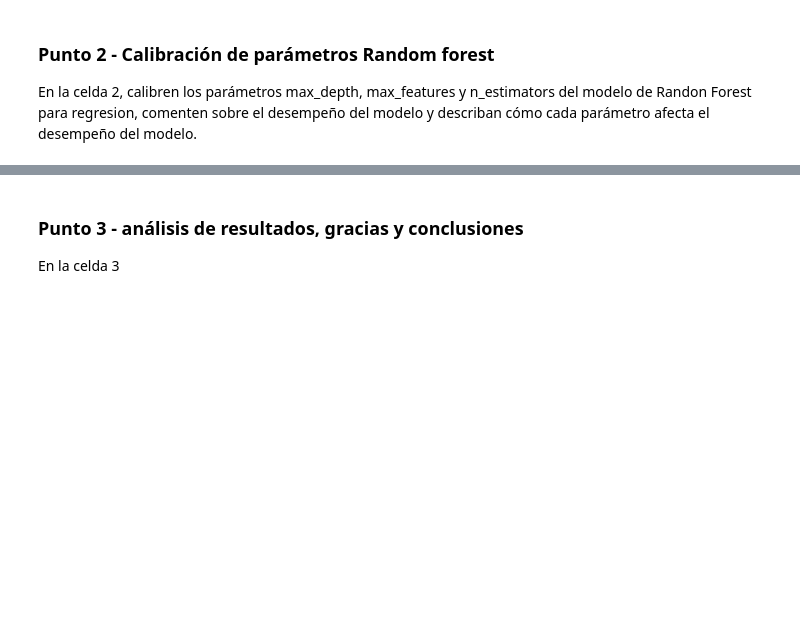
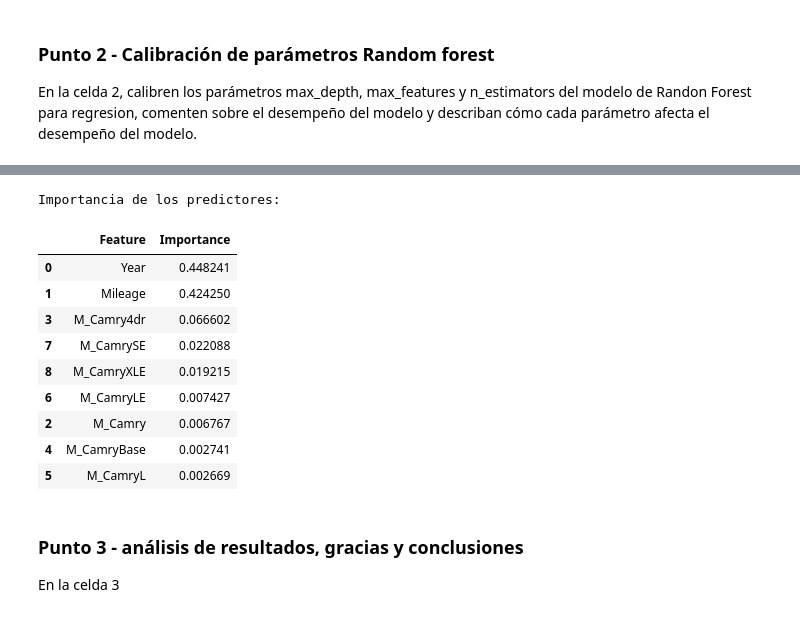
Before and after one commit to David5325/Electiva-profesional---3, a Jupyter notebook: Semana 7/Parcial final.ipynb, the cells around one changed output, grey strips where cells are left out. Saved outputs shown, nothing was run; the diff lists cells and outputs as text; code cells hidden in the pictures; blank space fills up the shorter version.

```diff
--- a/Semana 7/Parcial final.ipynb
+++ b/Semana 7/Parcial final.ipynb
@@ -73,0 +242,19 @@ En la celda 2, calibren los parámetros max_depth, max_features y n_estimators d
+# %%
+print("Mejores hiperparámetros encontrados:")
+print(random_search.best_params_)
+
+best_rf = random_search.best_estimator_
+best_rf.fit(X_train, y_train)
+
+y_pred_best = best_rf.predict(X_test)
+
+mse_best = mean_squared_error(y_test, y_pred_best)
+r2_best = r2_score(y_test, y_pred_best)
+mae_best = mean_absolute_error(y_test, y_pred_best)
+mape_best = np.mean(np.abs((y_test - y_pred_best) / y_test)) * 100
+
+print("\nDesempeño del modelo Random Forest calibrado:")
+print(f"Mean Squared Error: {mse_best:,.2f}")
+print(f"R^2 Score: {r2_best:.3f}")
+print(f"Mean Absolute Error (MAE): {mae_best:,.2f}")
+print(f"Mean Absolute Percentage Error (MAPE): {mape_best:.2f} %")
@@ -74,3 +270,23 @@ En la celda 2, calibren los parámetros max_depth, max_features y n_estimators d
+# %%
+importances_best = pd.DataFrame({
+    'Feature': X.columns,
+    'Importance': best_rf.feature_importances_
+}).sort_values('Importance', ascending=False)
+
+print("\nImportancia de los predictores:")
+display(importances_best)
+# %% [output]
+Importancia de los predictores:
+|  | Feature | Importance |
+| 0 | Year | 0.448241 |
+| 1 | Mileage | 0.424250 |
+| 3 | M_Camry4dr | 0.066602 |
+| 7 | M_CamrySE | 0.022088 |
+| 8 | M_CamryXLE | 0.019215 |
+| 6 | M_CamryLE | 0.007427 |
+| 2 | M_Camry | 0.006767 |
+| 4 | M_CamryBase | 0.002741 |
+| 5 | M_CamryL | 0.002669 |
 # %% [markdown]
 ### Punto 3 - análisis de resultados, gracias y conclusiones
 En la celda 3
```
Also changed, not shown: parts of 11 cells of this notebook.
